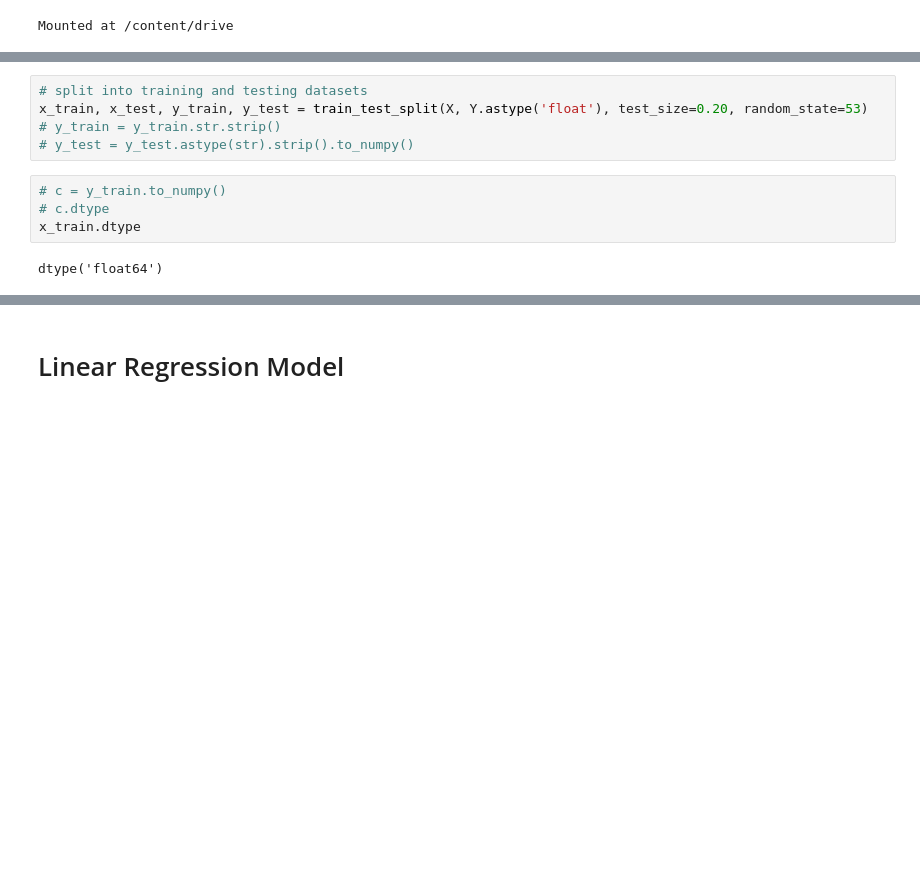
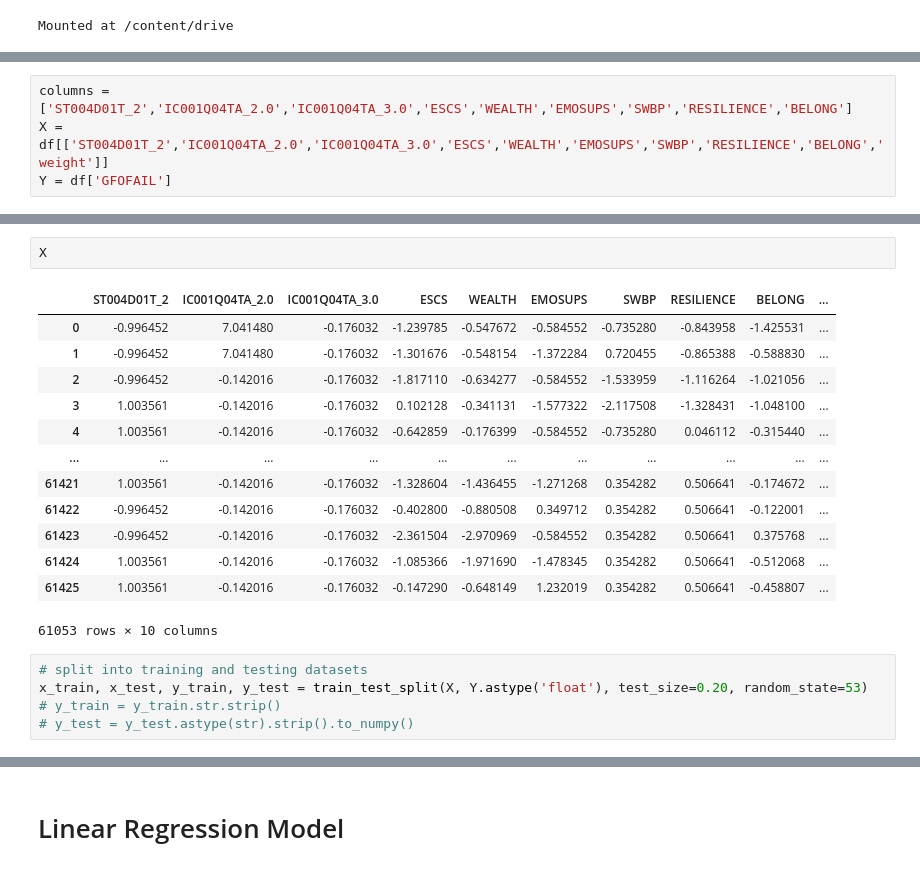
Before and after one commit to LangqingZou/Math-509, a Jupyter notebook: main.ipynb, the cells around one changed output, grey strips where cells are left out. Saved outputs shown, nothing was run; the diff lists cells and outputs as text; blank space fills up the shorter version.

```diff
--- a/main.ipynb
+++ b/main.ipynb
@@ -26,3 +74,7 @@ Y = pd.read_csv('drive/MyDrive/Math_509_Project/data_y.csv')
+# %%
+columns = ['ST004D01T_2','IC001Q04TA_2.0','IC001Q04TA_3.0','ESCS','WEALTH','EMOSUPS','SWBP','RESILIENCE','BELONG']
+X = df[['ST004D01T_2','IC001Q04TA_2.0','IC001Q04TA_3.0','ESCS','WEALTH','EMOSUPS','SWBP','RESILIENCE','BELONG','weight']]
+Y = df['GFOFAIL']
 # %%
 # standarlized the dataset
 scaler = StandardScaler()
@@ -31,11 +88,21 @@ X = scaler.transform(X)
+# %%
+X
+# %% [output]
+|  | ST004D01T_2 | IC001Q04TA_2.0 | IC001Q04TA_3.0 | ESCS | WEALTH | EMOSUPS | SWBP | RESILIENCE | BELONG | ... |
+| 0 | -0.996452 | 7.041480 | -0.176032 | -1.239785 | -0.547672 | -0.584552 | -0.735280 | -0.843958 | -1.425531 | ... |
+| 1 | -0.996452 | 7.041480 | -0.176032 | -1.301676 | -0.548154 | -1.372284 | 0.720455 | -0.865388 | -0.588830 | ... |
+| 2 | -0.996452 | -0.142016 | -0.176032 | -1.817110 | -0.634277 | -0.584552 | -1.533959 | -1.116264 | -1.021056 | ... |
+| 3 | 1.003561 | -0.142016 | -0.176032 | 0.102128 | -0.341131 | -1.577322 | -2.117508 | -1.328431 | -1.048100 | ... |
+| 4 | 1.003561 | -0.142016 | -0.176032 | -0.642859 | -0.176399 | -0.584552 | -0.735280 | 0.046112 | -0.315440 | ... |
+| ... | ... | ... | ... | ... | ... | ... | ... | ... | ... | ... |
+| 61421 | 1.003561 | -0.142016 | -0.176032 | -1.328604 | -1.436455 | -1.271268 | 0.354282 | 0.506641 | -0.174672 | ... |
+| 61422 | -0.996452 | -0.142016 | -0.176032 | -0.402800 | -0.880508 | 0.349712 | 0.354282 | 0.506641 | -0.122001 | ... |
+| 61423 | -0.996452 | -0.142016 | -0.176032 | -2.361504 | -2.970969 | -0.584552 | 0.354282 | 0.506641 | 0.375768 | ... |
+| 61424 | 1.003561 | -0.142016 | -0.176032 | -1.085366 | -1.971690 | -1.478345 | 0.354282 | 0.506641 | -0.512068 | ... |
+| 61425 | 1.003561 | -0.142016 | -0.176032 | -0.147290 | -0.648149 | 1.232019 | 0.354282 | 0.506641 | -0.458807 | ... |
+61053 rows × 10 columns
 # %%
 # split into training and testing datasets
 x_train, x_test, y_train, y_test = train_test_split(X, Y.astype('float'), test_size=0.20, random_state=53)
 # y_train = y_train.str.strip()
 # y_test = y_test.astype(str).strip().to_numpy()
-# %%
-# c = y_train.to_numpy()
-# c.dtype
-x_train.dtype
-# %% [output]
-dtype('float64')
```
Also changed, not shown: parts of 21 cells of this notebook.
